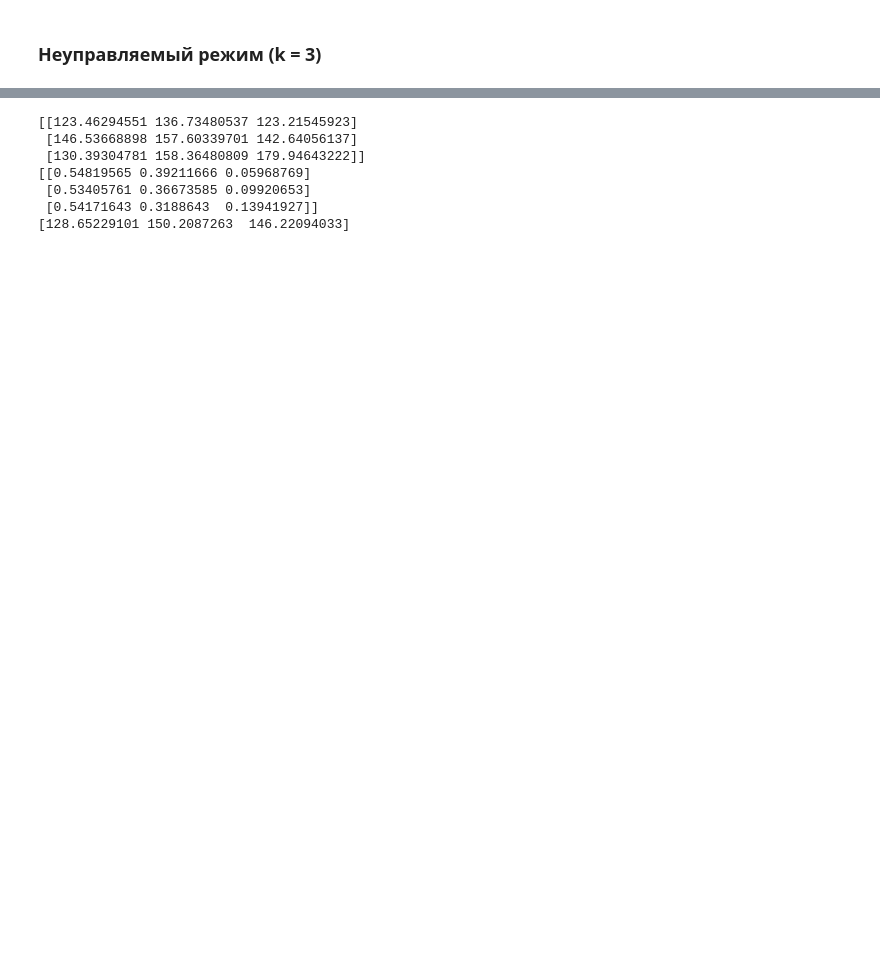
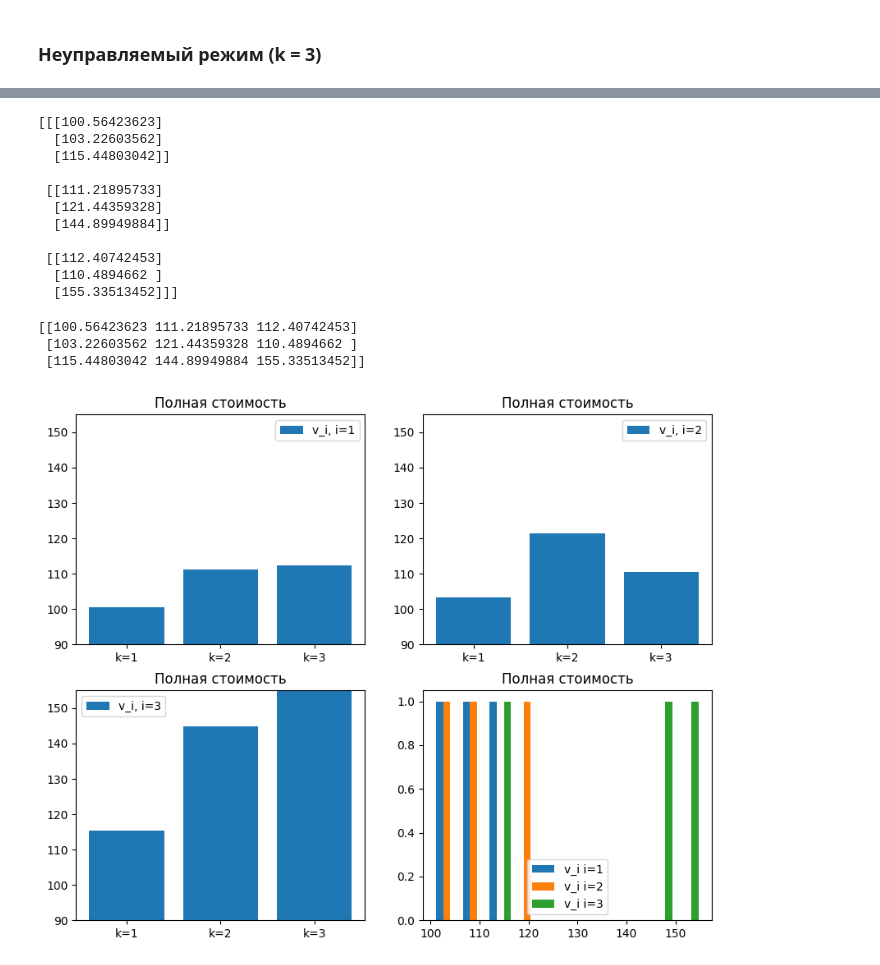
Before and after one commit to romkaimp/MS, a Jupyter notebook: Stochastic_processes/marketing_task.ipynb, the cells around one changed output, grey strips where cells are left out. Cells and saved outputs as stored; diff of their text form; code cells hidden in the pictures; blank space fills up the shorter version.

```diff
--- a/Stochastic_processes/marketing_task.ipynb
+++ b/Stochastic_processes/marketing_task.ipynb
@@ -50,19 +51,63 @@ c_2 = c[2]
 ### Управляемый режим
 ![Задание](Алгоритм_полного_перебора.png)
 # %%
-v_k_i = np.sum(p * r, axis=2)
-print(v_k_i)
+v_k_i = np.sum(p * r, axis=2) - c.reshape(3, 1)
+#print(v_k_i)
+
+#print(p)
 pi_k = find_stationary_matrices(p)
 pi_k = pi_k[:, 1, :].reshape((3, 3))
 
-print(pi_k)
+#print(pi_k)
 E = np.sum(v_k_i * pi_k, axis=1)
-print(E)
+#print(E)
+
+print(v_k_i.reshape(3, 3, 1))
 # %% [output]
-[[123.46294551 136.73480537 123.21545923]
- [146.53668898 157.60339701 142.64056137]
- [130.39304781 158.36480809 179.94643222]]
-[[0.54819565 0.39211666 0.05968769]
- [0.53405761 0.36673585 0.09920653]
- [0.54171643 0.3188643  0.13941927]]
-[128.65229101 150.2087263  146.22094033]
+[[[100.56423623]
+  [103.22603562]
+  [115.44803042]]
+
+ [[111.21895733]
+  [121.44359328]
+  [144.89949884]]
+
+ [[112.40742453]
+  [110.4894662 ]
+  [155.33513452]]]
+# %%
+plt.figure(figsize=(10, 8))
+vv = v_k_i.T
+print(vv)
+# Первый график
+plt.subplot(2, 2, 1)  # 2 строки, 2 столбца, первая ячейка
+plt.bar(["k=1", "k=2", "k=3"], vv[0], label="v_i, i=1")
+plt.ylim(90, 155)
+plt.title("Полная стоимость")
+plt.legend()
+
+# Второй график
+plt.subplot(2, 2, 2)  # 2 строки, 2 столбца, первая ячейка
+plt.bar(["k=1", "k=2", "k=3"], vv[1], label="v_i, i=2")
+plt.ylim(90, 155)
+plt.title("Полная стоимость")
+plt.legend()
+
+# Третий график
+plt.subplot(2, 2, 3)  # 2 строки, 2 столбца, первая ячейка
+plt.bar(["k=1", "k=2", "k=3"], vv[2], label="v_i, i=3")
+plt.ylim(90, 155)
+plt.title("Полная стоимость")
+plt.legend()
+
+vv = vv.T
+plt.subplot(2, 2, 4)  # 2 строки, 2 столбца, первая ячейка
+plt.hist(vv, label=["v_i i=1", "v_i i=2", "v_i i=3"])
+plt.title("Полная стоимость")
+plt.legend()
+plt.show()
+# %% [output]
+[[100.56423623 111.21895733 112.40742453]
+ [103.22603562 121.44359328 110.4894662 ]
+ [115.44803042 144.89949884 155.33513452]]
+[figure, added]
```
Also changed, not shown: parts of 4 cells of this notebook, 9 other files.
